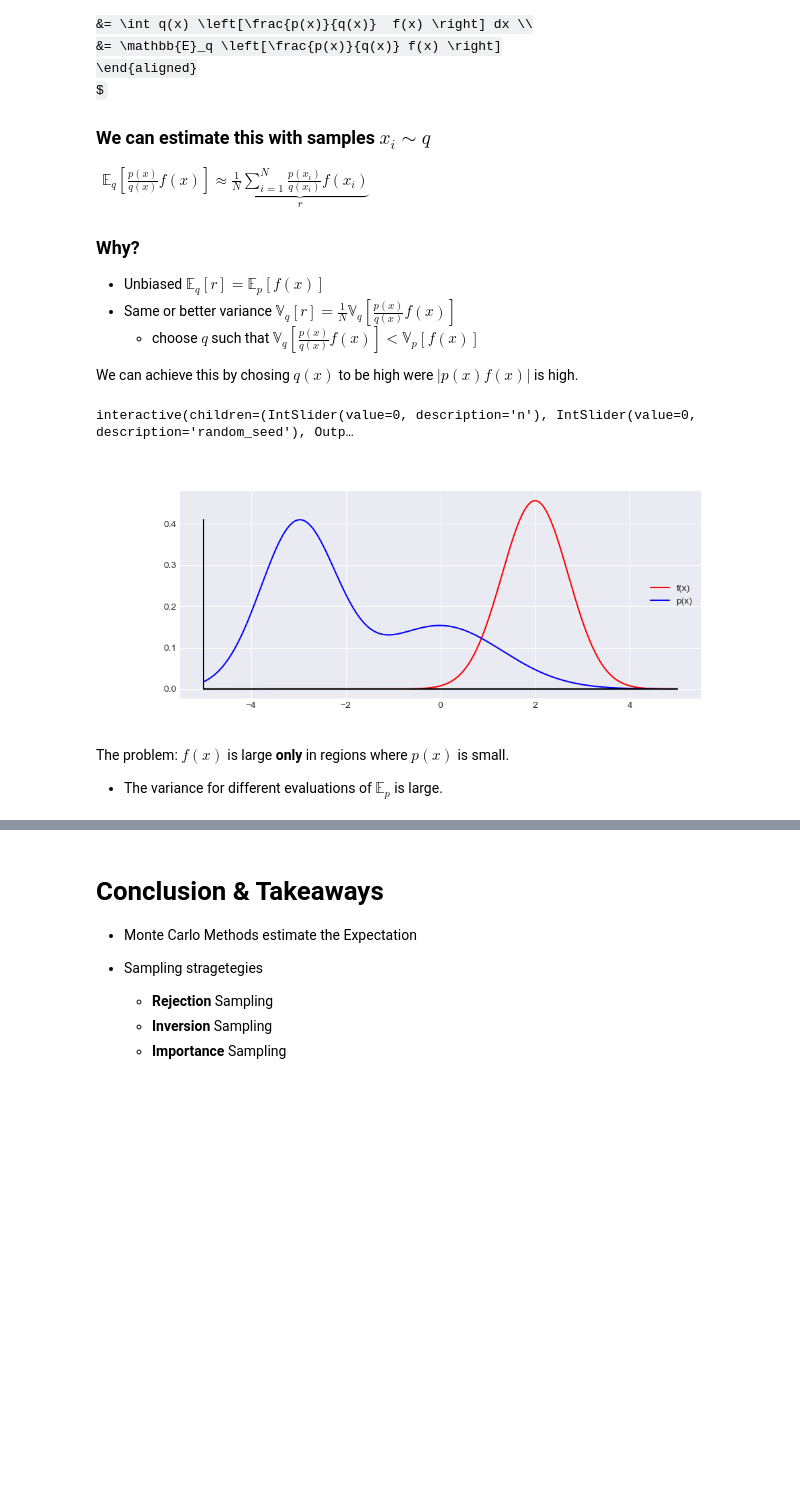
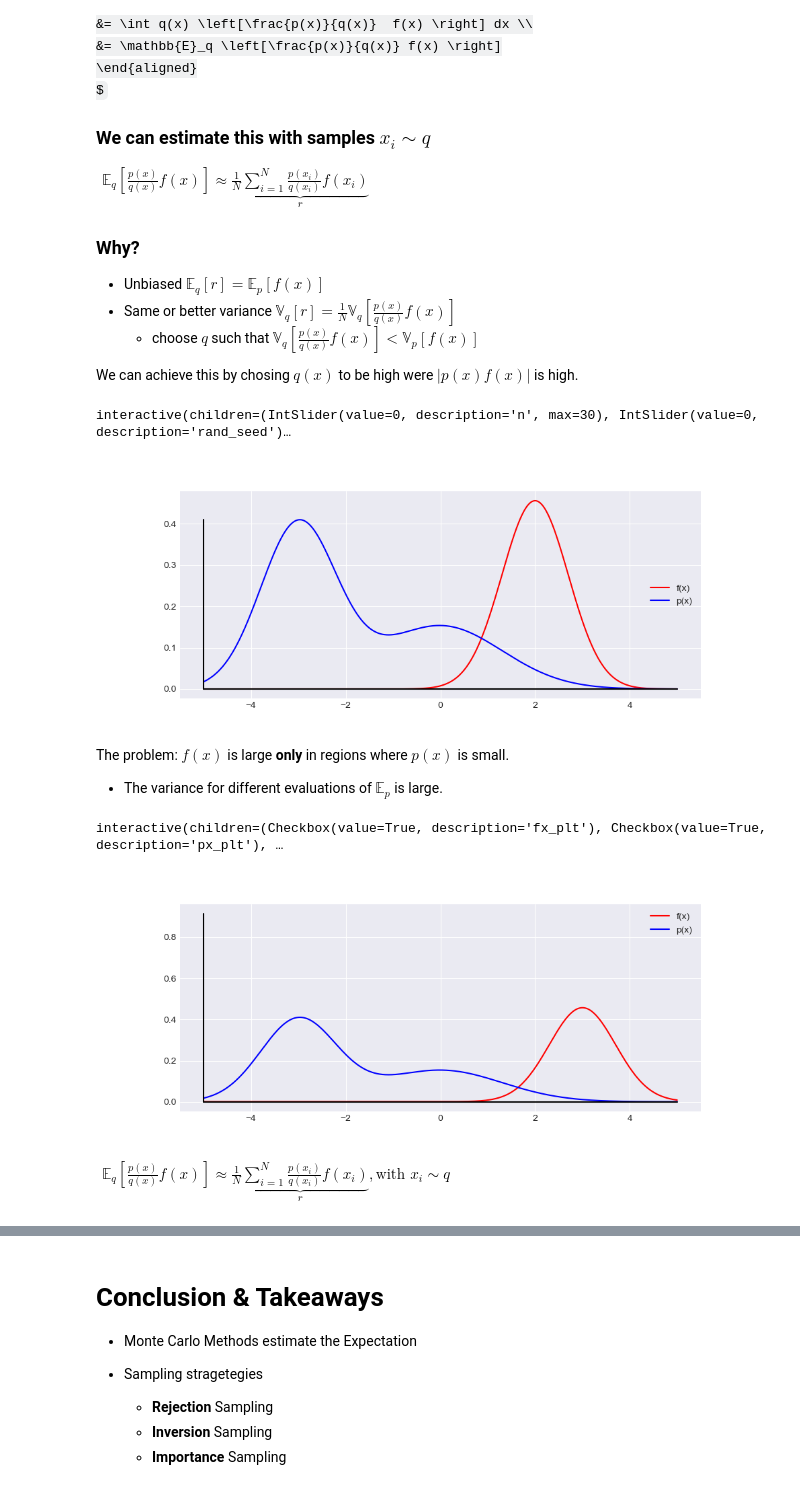
Before and after one commit to f-ilic/cib_seminar, a Jupyter notebook: overview.ipynb, the cells around one changed output, grey strips where cells are left out. Drawn from its saved outputs; the diff is of its cells as text; code cells hidden in the pictures; some formulas as TeX source; blank space fills up the shorter version.

Commit message:
importance sampling done, todo: show variance, add some explaination on the convergence on monte carlo

```diff
--- a/overview.ipynb
+++ b/overview.ipynb
@@ -455,7 +451,7 @@ P(1 < X < 3) &= P(X \leq 3) - P(X \leq 1)\\
 $
 # %%
 # Reminder PDF and CDF
-def f(x):
+def gaussian(x):
     return np.exp(-x)
 def F(x):
     return 1-np.exp(-x)
@@ -464,9 +460,9 @@ fig, axes = plt.subplots(1,2, figsize=(11,3))
 ax0, ax1 = axes.ravel()
 fig.canvas.toolbar_visible = False; fig.canvas.header_visible = False; fig.canvas.footer_visible = False
 xs = np.linspace(0, 6, 100)
-ys = f(xs)
+ys = gaussian(xs)
 integral = np.linspace(1,3,100)
-ax0.fill_between(integral, f(integral), 0, color='none', hatch='//////', alpha=0.4, edgecolor="b")
+ax0.fill_between(integral, gaussian(integral), 0, color='none', hatch='//////', alpha=0.4, edgecolor="b")
 ax0.plot(xs, ys)
 ax0.set_title("f(x)")
 ax0.plot(xs, np.zeros_like(xs), '-k')
@@ -581,8 +577,8 @@ $
 
 We can achieve this by chosing $q(x)$ to be high were $|p(x)f(x)|$ is high.
 # %%
-def imporance_sampling():
-    num_samples = 100
+def imporance_sampling_problem():
+    num_samples = 30
     def f(x, mean=0, sigma=0.1):
         return np.exp(-(x - mean)**2 / (2 * sigma**2)) / (sigma * np.sqrt(2 * np.pi))
 
@@ -590,7 +586,7 @@ def imporance_sampling():
         return 1/(1+np.exp(-x))
 
     def functional_sig(x):
-        return sigmoid(x)*0.4 - f(x, 0.4, 0.5)*0.2
+        return f(x, 2, 0.7)* 0.8
 
     xs = np.linspace(-5, 5, 1000)
 
@@ -600,7 +596,7 @@ def imporance_sampling():
     fig.canvas.toolbar_visible = False
     fig.canvas.header_visible = False
     fig.canvas.footer_visible = False
-    fx = f(xs, 2, 0.7)* 0.8
+    fx = [functional_sig(x) for x in xs]
 
     pdf = gaussian1 + gaussian2
     cdf = np.cumsum(pdf)
@@ -641,10 +637,58 @@ def imporance_sampling():
             ax0.plot(-5,np.array(list_pfs).mean(), 'purple', marker="<")
             ax0.plot([-5, -4], [np.array(list_pfs).mean(), np.array(list_pfs).mean()], 'purple', label="p(x)f(x)")
         ax0.legend(loc='center right')
-imporance_sampling()
+imporance_sampling_problem()
 # %% [output]
-interactive(children=(IntSlider(value=0, description='n'), IntSlider(value=0, description='random_seed'), Outp…
+interactive(children=(IntSlider(value=0, description='n', max=30), IntSlider(value=0, description='rand_seed')…
 [figure]
 # %% [markdown]
 The problem: $f(x)$ is large **only** in regions where $p(x)$ is small.
 * The variance for different evaluations of $\mathbb{E}_p$ is large.
+# %%
+def imporance_sampling_q():
+    num_samples = 30
+    def f(x, mean=0, sigma=0.1):
+        return np.exp(-(x - mean)**2 / (2 * sigma**2)) / (sigma * np.sqrt(2 * np.pi))+ 0.001
+
+    def functional_sig(x):
+        return f(x, 3, 0.7)* 0.8+ 0.001
+
+    xs = np.linspace(-5, 5, 1000)
+
+    fig, ax0 = plt.subplots(1,1, figsize=(10,4))
+    fig.canvas.toolbar_visible = False
+    fig.canvas.header_visible = False
+    fig.canvas.footer_visible = False
+
+    fx = [functional_sig(x) for x in xs]
+    px = f(xs, -3, 0.8)* 0.8 + f(xs, 0, 1.3)* 0.5
+    qx = f(xs, 2, 1.1)* 0.8
+    fxpxqx = fx*(px/qx)
+
+    rands = np.random.uniform(low=0, high=max(fx), size=num_samples)
+    @widgets.interact(fx_plt=True, px_plt=True, qx_plt=False, fxpxqx_plt=False)
+    def update(fx_plt=True, px_plt=True, qx_plt=False, fxpxqx_plt=False):
+        plt.cla()
+        if fxpxqx_plt == True:
+            ax0.plot(xs, fxpxqx, '-r', label=r"$\frac{px}{qx} f(x)$")
+        if fx_plt == True:
+            ax0.plot(xs, fx, '-r', label="f(x)")
+        if px_plt == True:
+            ax0.plot(xs, px, '-b', label="p(x)")
+        if qx_plt == True:
+            ax0.plot(xs, qx, '-g', label="q(x)")
+
+        ax0.plot(xs, np.zeros_like(xs), '-k')
+        ax0.plot([-5,-5],[0, max(fxpxqx)], '-k')
+
+        ax0.legend(loc='upper right')
+imporance_sampling_q()
+# %% [output]
+interactive(children=(Checkbox(value=True, description='fx_plt'), Checkbox(value=True, description='px_plt'), …
+[figure, added]
+# %% [markdown]
+$
+\begin{aligned}
+\mathbb{E}_q \left[\frac{p(x)}{q(x)} f(x) \right] \approx \underbrace{\frac{1}{N} \sum_{i=1}^N\frac{p(x_i)}{q(x_i)} f(x_i)}_{r}, \text{with } x_i \sim q
+\end{aligned}
+$
```
Also changed, not shown: parts of 12 cells of this notebook.
